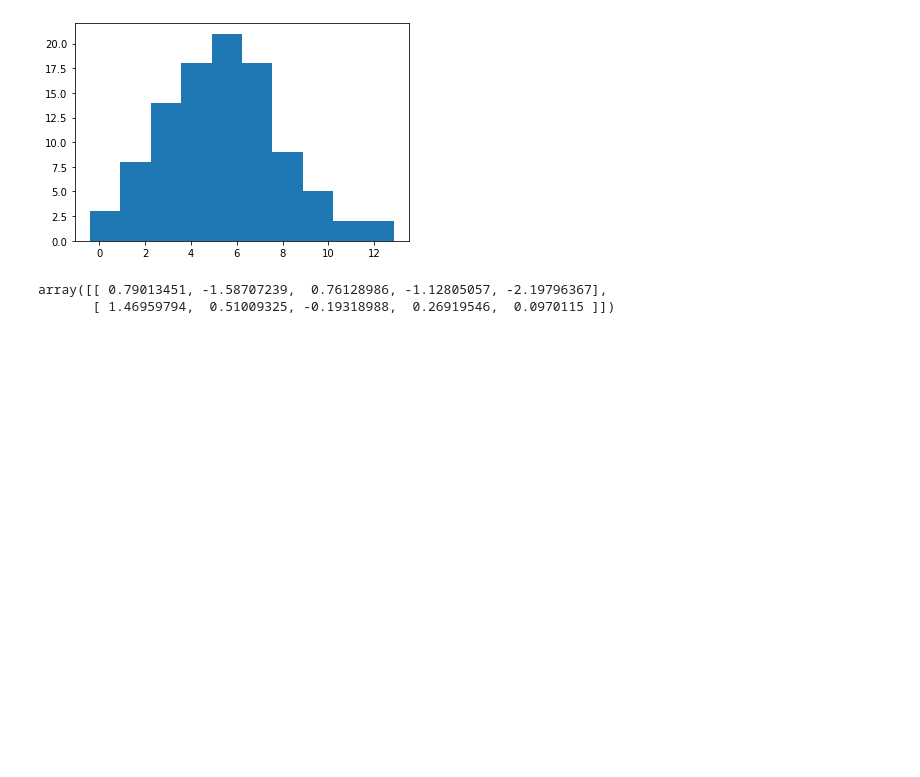
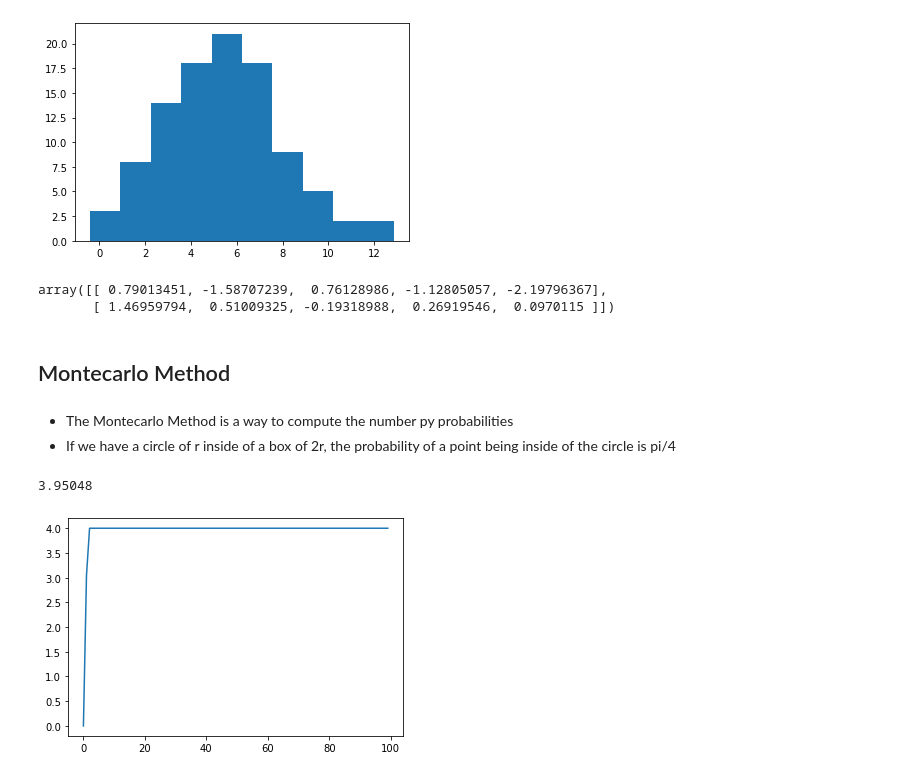
Before and after one commit to nil-andreu/machinelearningcourse, a Jupyter notebook: Part 5; Data Cleaning - Statistical Distributions.ipynb, the cells around one changed output. Cells and saved outputs as stored; diff of their text form; code cells hidden in the pictures; blank space fills up the shorter version.

Commit message:
Montecarlo method

```diff
--- a/Part 5; Data Cleaning - Statistical Distributions.ipynb
+++ b/Part 5; Data Cleaning - Statistical Distributions.ipynb
@@ -67,3 +67,36 @@ np.random.randn(2,5)
 # %% [output]
 array([[ 0.79013451, -1.58707239,  0.76128986, -1.12805057, -2.19796367],
        [ 1.46959794,  0.51009325, -0.19318988,  0.26919546,  0.0970115 ]])
+# %% [markdown]
+## Montecarlo Method
+# %% [markdown]
+* The Montecarlo Method is a way to compute the number py probabilities
+* If we have a circle of r inside of a box of 2r, the probability of a point being inside of the circle is pi/4
+# %%
+def montecarlo(n, n_exp):
+    pi_avg = 0
+    pi_value_list = []
+
+    for i in range(n_exp):
+        value = 0
+        x = np.random.uniform(0,1,n).tolist()
+        y = np.random.uniform(0,1,n).tolist()
+
+        for j in range(n):
+            z = np.sqrt(x[j] * x[j] + y[j] * y[j])
+            if z<= i:
+                value += 1 #Representing is inside the circle
+        float_value = float(value)
+        pi_value = float_value * 4 / n #We have to multiply by 4 to get pi
+        pi_value_list.append(pi_value)
+        pi_avg += pi_value
+
+    pi = pi_avg/n_exp
+
+    print(pi)
+    plt.plot(pi_value_list)
+
+montecarlo(1000,100)
+# %% [output]
+3.95048
+[figure, added]
```
Also changed, not shown: parts of 1 cell of this notebook, 1 other file.
